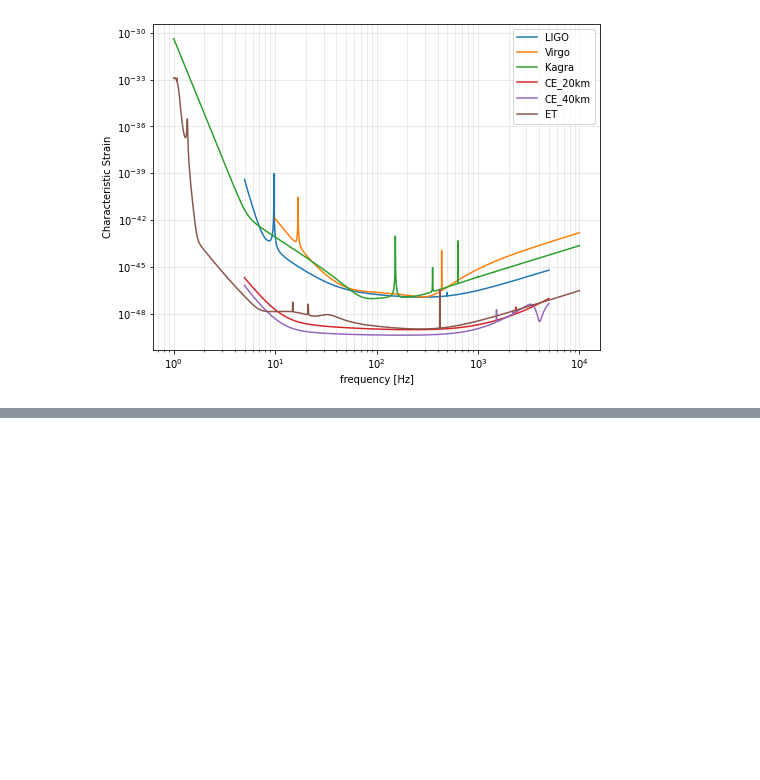
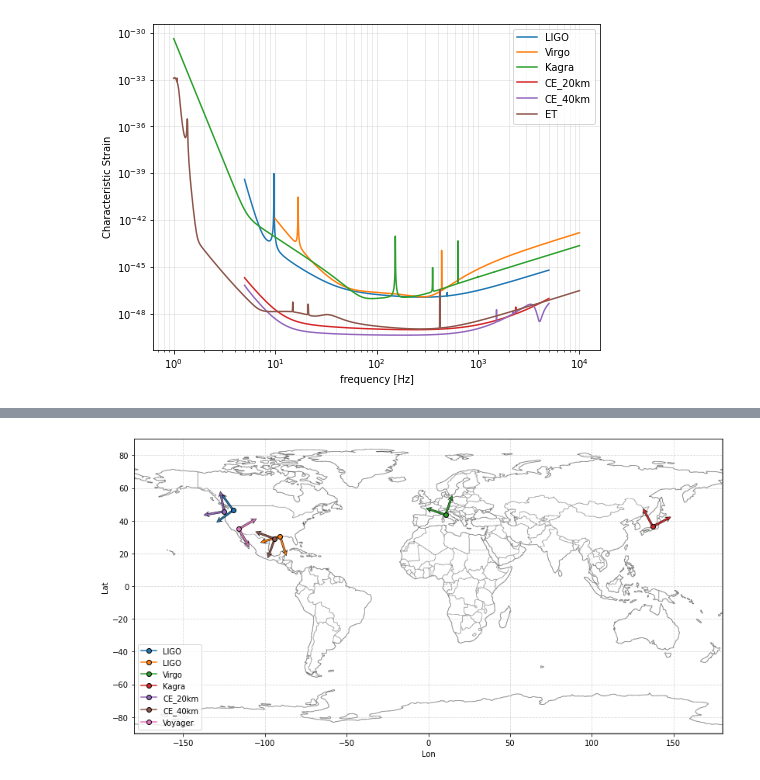
Before and after one commit to jmsdsouzaPhD/GWDALI, a Jupyter notebook: Examples_jupyter/2_DrawDetectors.ipynb, the cells around one changed output, grey strips where cells are left out. Saved outputs shown, nothing was run; the diff lists cells and outputs as text; code cells hidden in the pictures; blank space fills up the shorter version.

```diff
--- a/Examples_jupyter/2_DrawDetectors.ipynb
+++ b/Examples_jupyter/2_DrawDetectors.ipynb
@@ -122,0 +152,6 @@ Text(0, 0.5, 'Characteristic Strain')
+# %%
+detectors2 = [det1,det2,det3,det4, det_CE_A, det_CE_B, new_det] # Subistituting ET by Voyager
+
+fig = gw.draw_detectors(detectors2)
+# %% [output]
+[figure, added]
```
Also changed, not shown: parts of 7 cells of this notebook, 18 other files.
